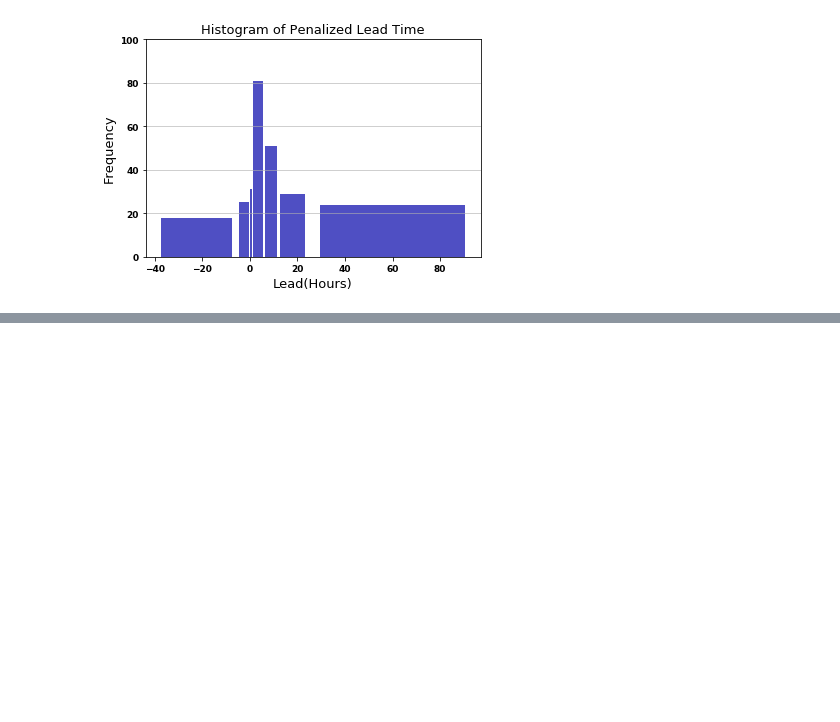
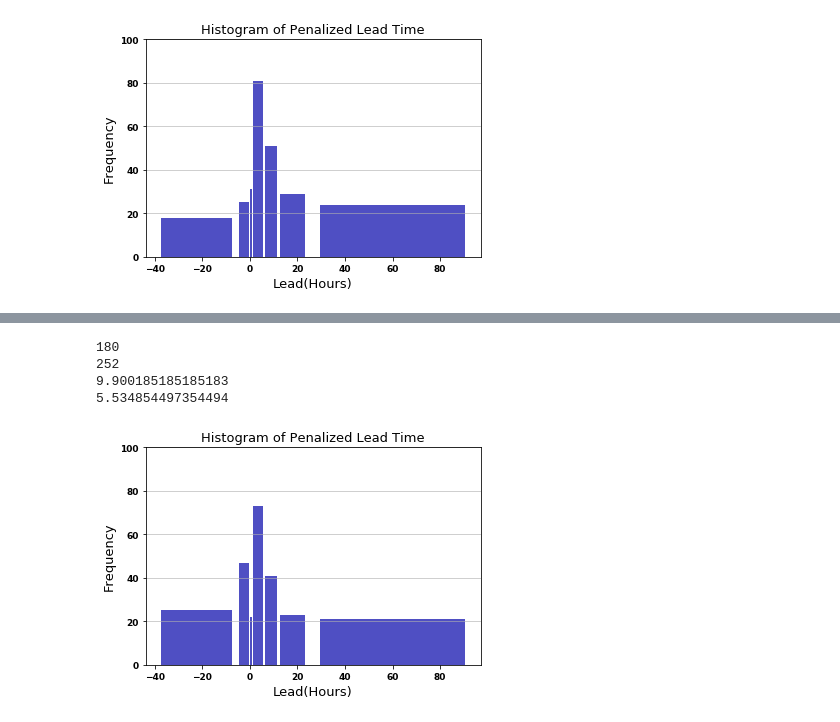
Before and after one commit to rohit-pardasani/RDQuantization, a Jupyter notebook: RDQuantization_17(SI_Alarms).ipynb, the cells around one changed output, grey strips where cells are left out. Saved outputs shown, nothing was run; the diff lists cells and outputs as text; code cells hidden in the pictures; blank space fills up the shorter version.

```diff
--- a/RDQuantization_17(SI_Alarms).ipynb
+++ b/RDQuantization_17(SI_Alarms).ipynb
@@ -300,0 +366,8 @@ with open("SVM_seqs.csv", "w", newline="") as f:
+# %%
+leadTimeAnalysis("CNN_seqs.csv",thresh=0.7)
+# %% [output]
+180
+252
+9.900185185185183
+5.534854497354494
+[figure, added]
```
Also changed, not shown: parts of 7 cells of this notebook.
